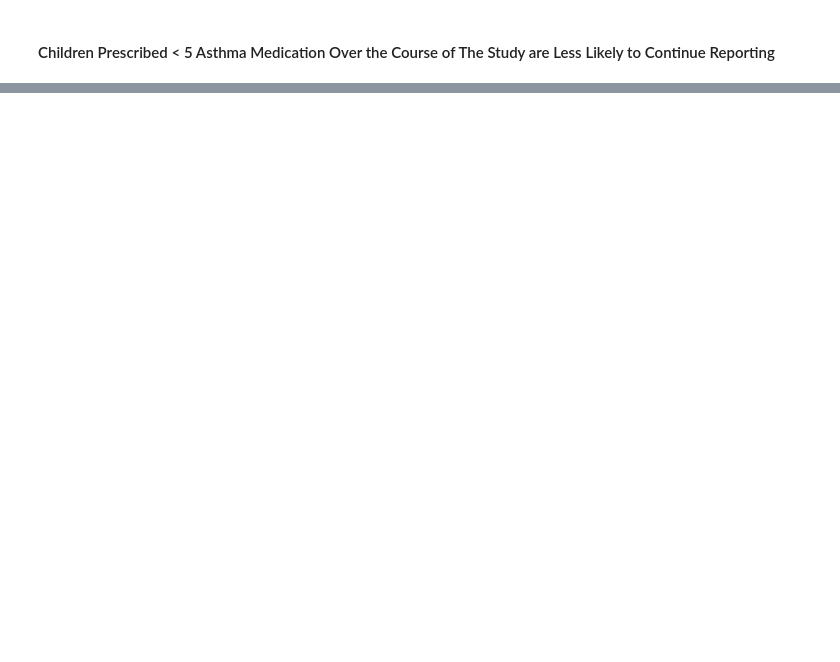
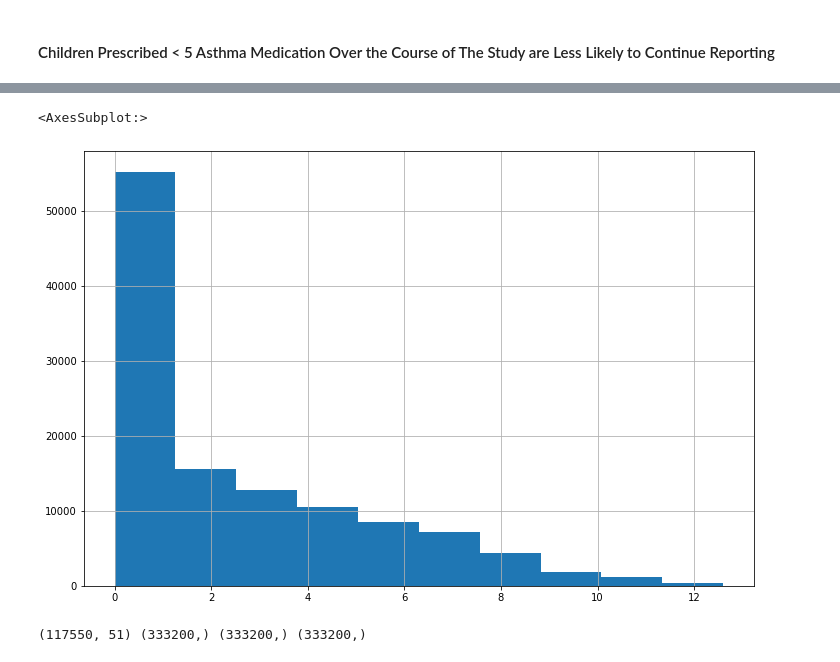
Before and after one commit to CharlesPizza/ChildhoodAllergies, a Jupyter notebook: Exploration.ipynb, the cells around one changed output, grey strips where cells are left out. Drawn from its saved outputs; the diff is of its cells as text; code cells hidden in the pictures; blank space fills up the shorter version.

```diff
--- a/Exploration.ipynb
+++ b/Exploration.ipynb
@@ -381,0 +405,11 @@ plt.show()
+# %%
+plt.figure(figsize=(12,8))
+df['ASTHMARX_CNG'] = df.LAST_ASTHMARX - df.FIRST_ASTHMARX
+df[df['ASTHMARX_CNG'].notnull()]['ASTHMARX_CNG'].hist()
+# %% [output]
+<AxesSubplot:>
+[figure, added]
+# %%
+print(df[mask].shape,df['ASTHMARX_CNG'].shape, df['NUM_ASTHMARX'].shape, df['FIRST_ASTHMARX'].shape, )
+# %% [output]
+(117550, 51) (333200,) (333200,) (333200,)
```
Also changed, not shown: parts of 7 cells of this notebook.
